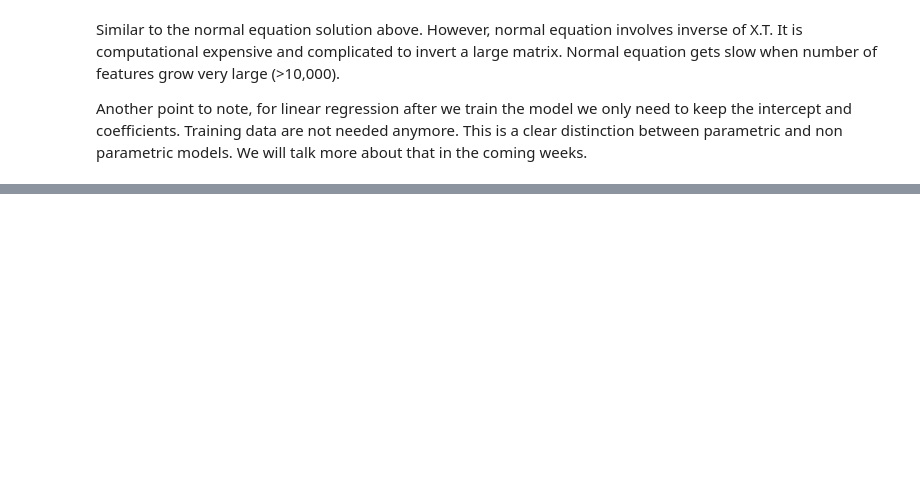
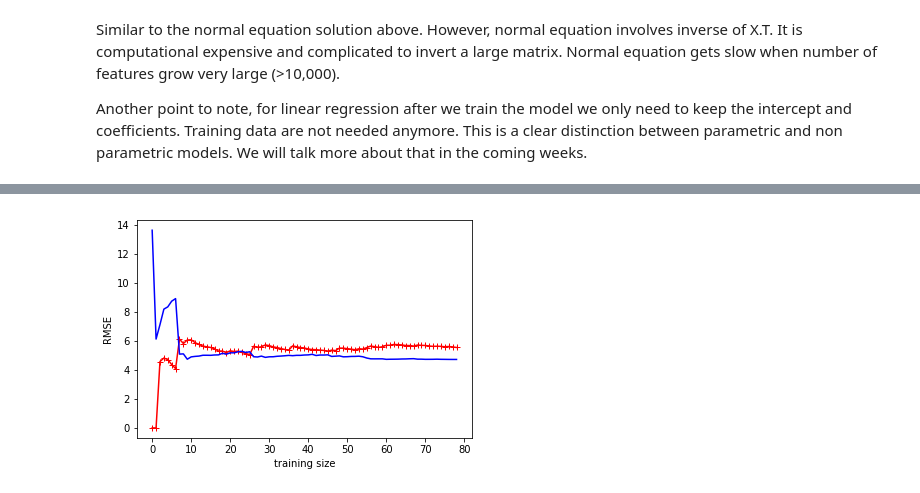
Before and after one commit to reality666/amateur-machine, a Jupyter notebook: Linear regression.ipynb, the cells around one changed output, grey strips where cells are left out. Drawn from its saved outputs; the diff is of its cells as text; code cells hidden in the pictures; blank space fills up the shorter version.

```diff
--- a/Linear regression.ipynb
+++ b/Linear regression.ipynb
@@ -109,0 +252,25 @@ https://towardsdatascience.com/understanding-the-mathematics-behind-gradient-des
+# %%
+#Making some predictions
+
+from sklearn.pipeline import Pipeline
+from sklearn.metrics import mean_squared_error
+from sklearn.model_selection import train_test_split
+
+def plot_learning_curves(model, x, y):
+    x_train, x_test, y_train, y_test = train_test_split(x,y,test_size = 0.2)
+    train_error, test_error = [],[]
+    for i in range(1, len(x_train)):
+        model.fit(x_train[:i],y_train[:i])
+        y_train_predict = model.predict(x_train[:i])
+        y_test_pred = model.predict(x_test)
+        train_error.append(mean_squared_error(y_train_predict, y_train[:i]))
+        test_error.append(mean_squared_error(y_test_pred, y_test))
+    plt.plot(np.sqrt(train_error), 'r-+')
+    plt.xlabel('training size')
+    plt.plot(np.sqrt(test_error),'b-')
+    plt.ylabel('RMSE')
+# %%
+lin_reg = LinearRegression()
+plot_learning_curves(lin_reg, x, y)
+# %% [output]
+[figure, added]
```
Also changed, not shown: parts of 24 cells of this notebook.
